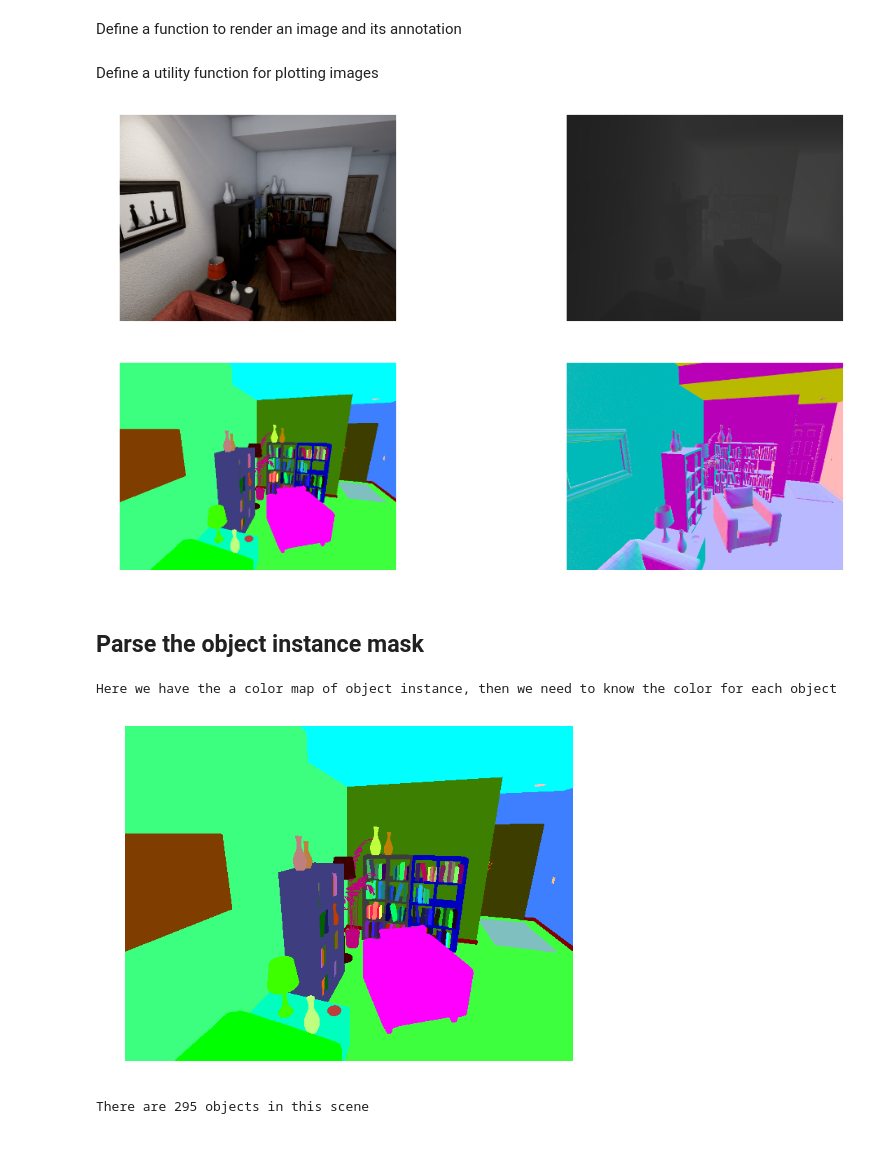
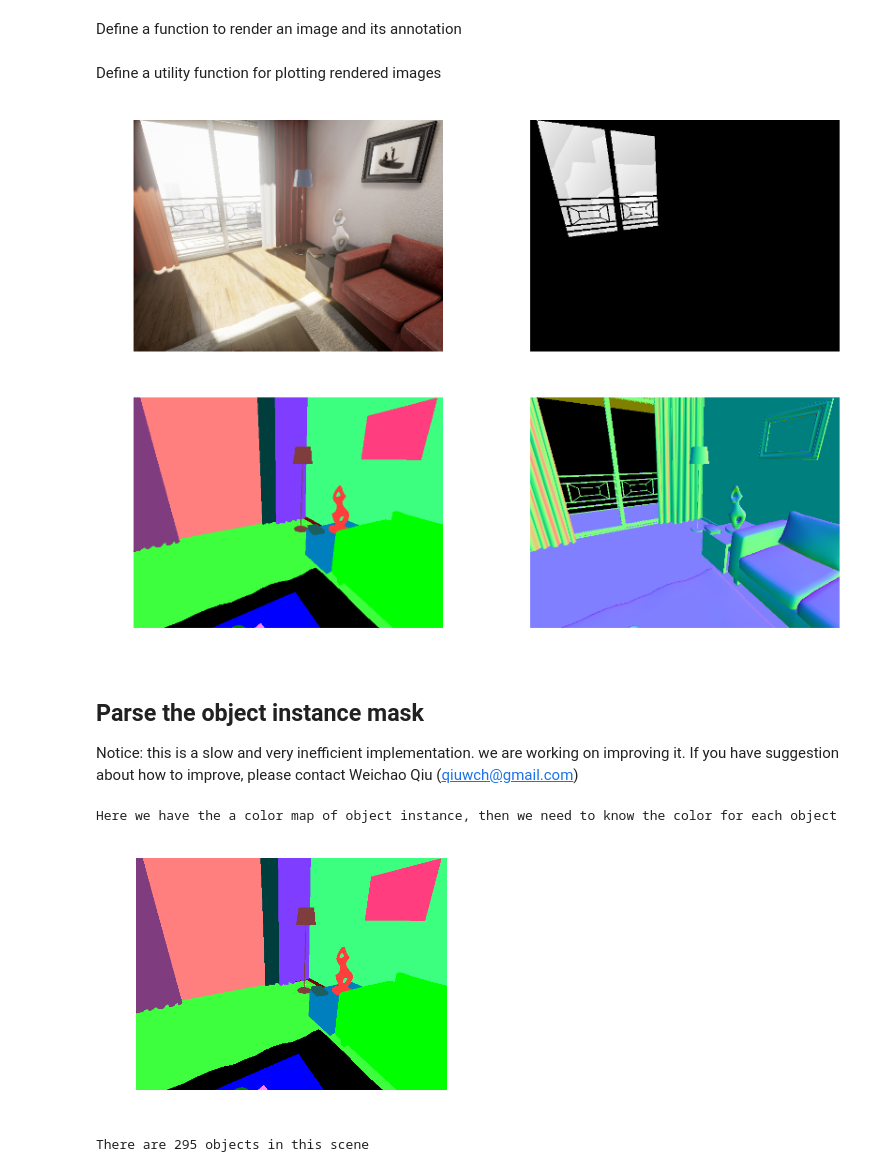
Before and after one commit to unrealcv/unrealcv, a Jupyter notebook: client/examples/generate-images.ipynb, the cells around one changed output. Cells and saved outputs as stored; diff of their text form; code cells hidden in the pictures; blank space fills up the shorter version.

```diff
--- a/client/examples/generate-images.ipynb
+++ b/client/examples/generate-images.ipynb
@@ -77,7 +76,6 @@ print camera_pos[0] # camera location and rotation
 # %% [markdown]
 Define a function to render an image and its annotation
 # %%
-# %load -s render_frame ipynb_util.py
 def render_frame(client, cam_pose=None):
     ''' If you want to render a frame using current camera position, leave the pos argument to None '''
     if pos is not None:
@@ -86,52 +84,55 @@ def render_frame(client, cam_pose=None):
         rot = cam_pose[1] # rotation
         cmd = 'vset /camera/0/location %.3f %.3f %.3f' % (loc[0], loc[1], loc[2])
         response = client.request(cmd)
-        assert response == 'ok'
+        assert response == 'ok' # Make sure operation is successful
         cmd = 'vset /camera/0/rotation %.3f %.3f %.3f' % (rot[0], rot[1], rot[2])
         response = client.request(cmd)
         assert response == 'ok'
 
-    f = Namedict(
+    f = dict(
         lit = client.request('vget /camera/0/lit'),
-        depth = client.request('vget /camera/0/depth'),
+        depth = client.request('vget /camera/0/depth depth.exr'), # The depth is saved as HDR image
         object_mask = client.request('vget /camera/0/object_mask'),
         normal = client.request('vget /camera/0/normal'),
     )
     return f
 # %% [markdown]
-Define a utility function for plotting images
+Define a utility function for plotting rendered images
 # %%
-# %load -s subplot_image ipynb_util.py
-def subplot_image(sub_index, image):
+def subplot_image(sub_index, image, param=None):
     if isinstance(image, str):
         image = imread(image)
     plt.subplot(sub_index)
-    plt.imshow(image)
+    plt.imshow(image, param)
     plt.axis('off')
 # %%
-pos = camera_pos[1]
-frame = render_frame(ue4cv.client, pos)
+pos = camera_pos[0]
+frame = render_frame(client, pos)
 
-plt.rcParams['figure.figsize'] = (18.0, 10.0) # (w, h)
-subplot_image(221, frame.lit)
-subplot_image(222, frame.depth)
-subplot_image(223, frame.object_mask)
-subplot_image(224, frame.normal)
+plt.rcParams['figure.figsize'] = (10.0, 7.0) # (w, h)
+subplot_image(221, frame['lit'])
+subplot_image(223, frame['object_mask'])
+subplot_image(224, frame['normal'])
 
-# for demostration purpose, here we just render one frame. If you want to generate all frames of the trajectory
-# simpley do
-# frames = [render_frame(ue4cv.client, pos) for pos in camera_pos]
+# depth is saved as HDR image and requires special care.
+depth = cv2.imread(frame['depth'], cv2.IMREAD_ANYDEPTH)
+subplot_image(222, depth, 'gray')
+
+# for demostration purpose, we just render one frame. If you want to generate all frames of the trajectory
+# simply do frames = [render_frame(client, pos) for pos in camera_pos]
 # %% [output]
-[figure, old version]
+[figure, new version]
-# %% [markdown]
-## Parse the object instance mask
+# %% [markdown]
+## Parse the object instance mask
+Notice: this is a slow and very inefficient implementation. we are working on improving it.
+If you have suggestion about how to improve, please contact Weichao Qiu (qiuwch@gmail.com)
 # %%
-plt.rcParams['figure.figsize'] = (8, 6) # (w, h)
-subplot_image(111, frame.object_mask)
+plt.rcParams['figure.figsize'] = (4, 3) # (w, h)
+subplot_image(111, frame['object_mask'])
 
 print '''Here we have the a color map of object instance, then we need to know the color for each object'''
 # %% [output]
 Here we have the a color map of object instance, then we need to know the color for each object
-[figure, old version]
+[figure, new version]
 # %%
 # Get a list of all objects in the scene
```
Also changed, not shown: parts of 23 cells of this notebook, 1 other file.
